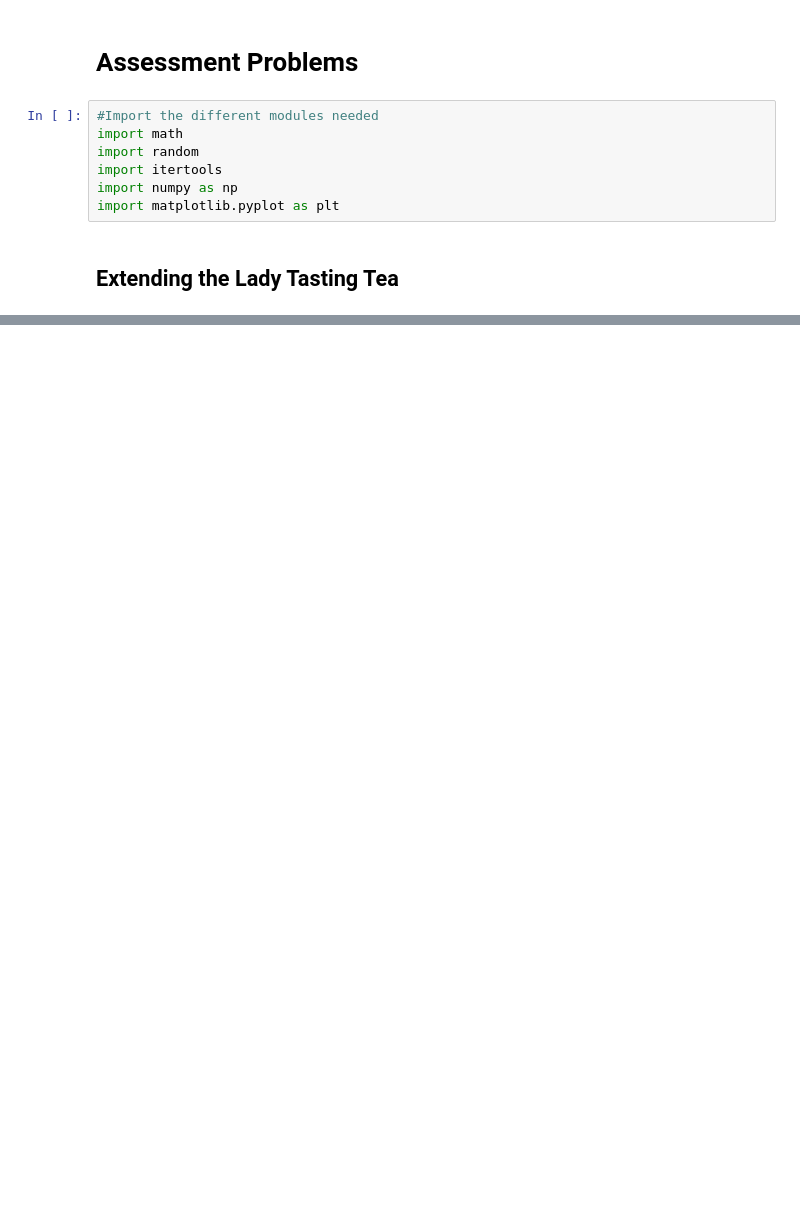
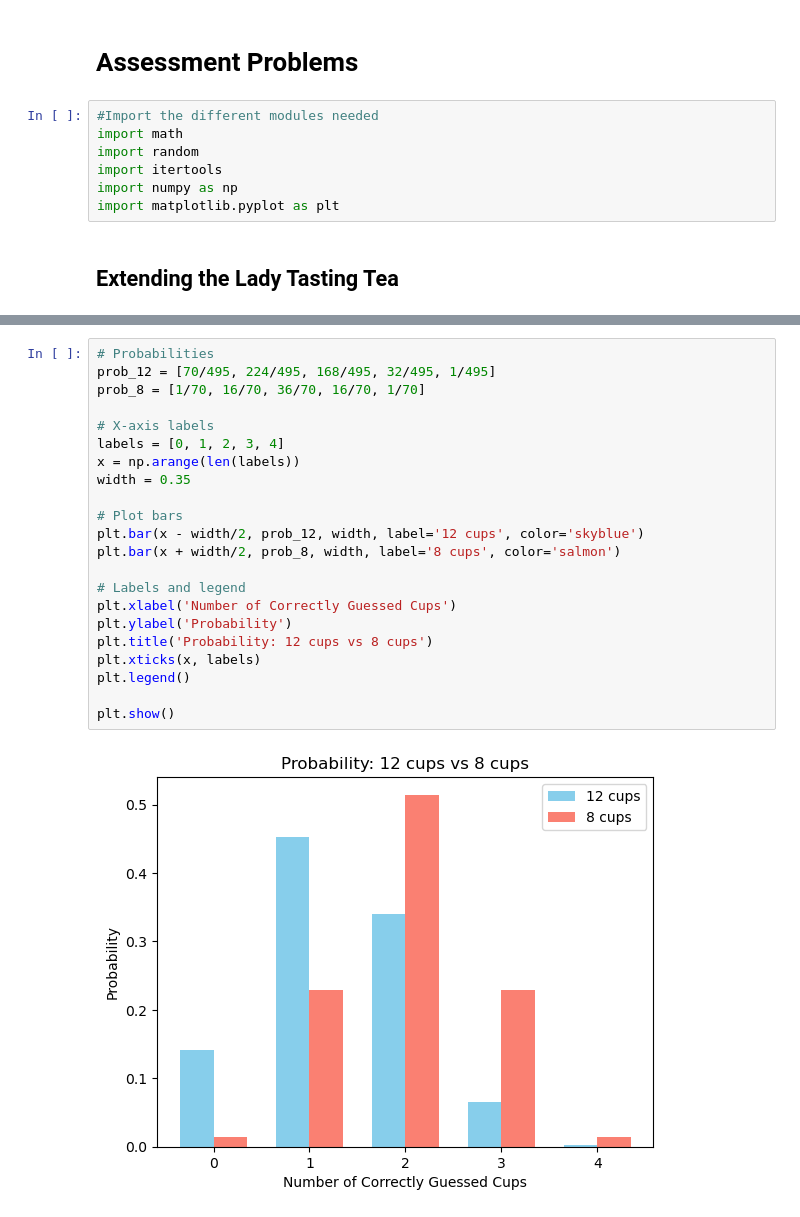
Before and after one commit to RobAstur/Applied-Statistics, a Jupyter notebook: problems.ipynb, the cells around one changed output, grey strips where cells are left out. Drawn from its saved outputs; the diff is of its cells as text; blank space fills up the shorter version.

```diff
--- a/problems.ipynb
+++ b/problems.ipynb
@@ -34,0 +175,24 @@ ways
+# %%
+# Probabilities
+prob_12 = [70/495, 224/495, 168/495, 32/495, 1/495]
+prob_8 = [1/70, 16/70, 36/70, 16/70, 1/70]
+
+# X-axis labels
+labels = [0, 1, 2, 3, 4]
+x = np.arange(len(labels))
+width = 0.35
+
+# Plot bars
+plt.bar(x - width/2, prob_12, width, label='12 cups', color='skyblue')
+plt.bar(x + width/2, prob_8, width, label='8 cups', color='salmon')
+
+# Labels and legend
+plt.xlabel('Number of Correctly Guessed Cups')
+plt.ylabel('Probability')
+plt.title('Probability: 12 cups vs 8 cups')
+plt.xticks(x, labels)
+plt.legend()
+
+plt.show()
+# %% [output]
+[figure, added]
```
Also changed, not shown: parts of 15 cells of this notebook.
